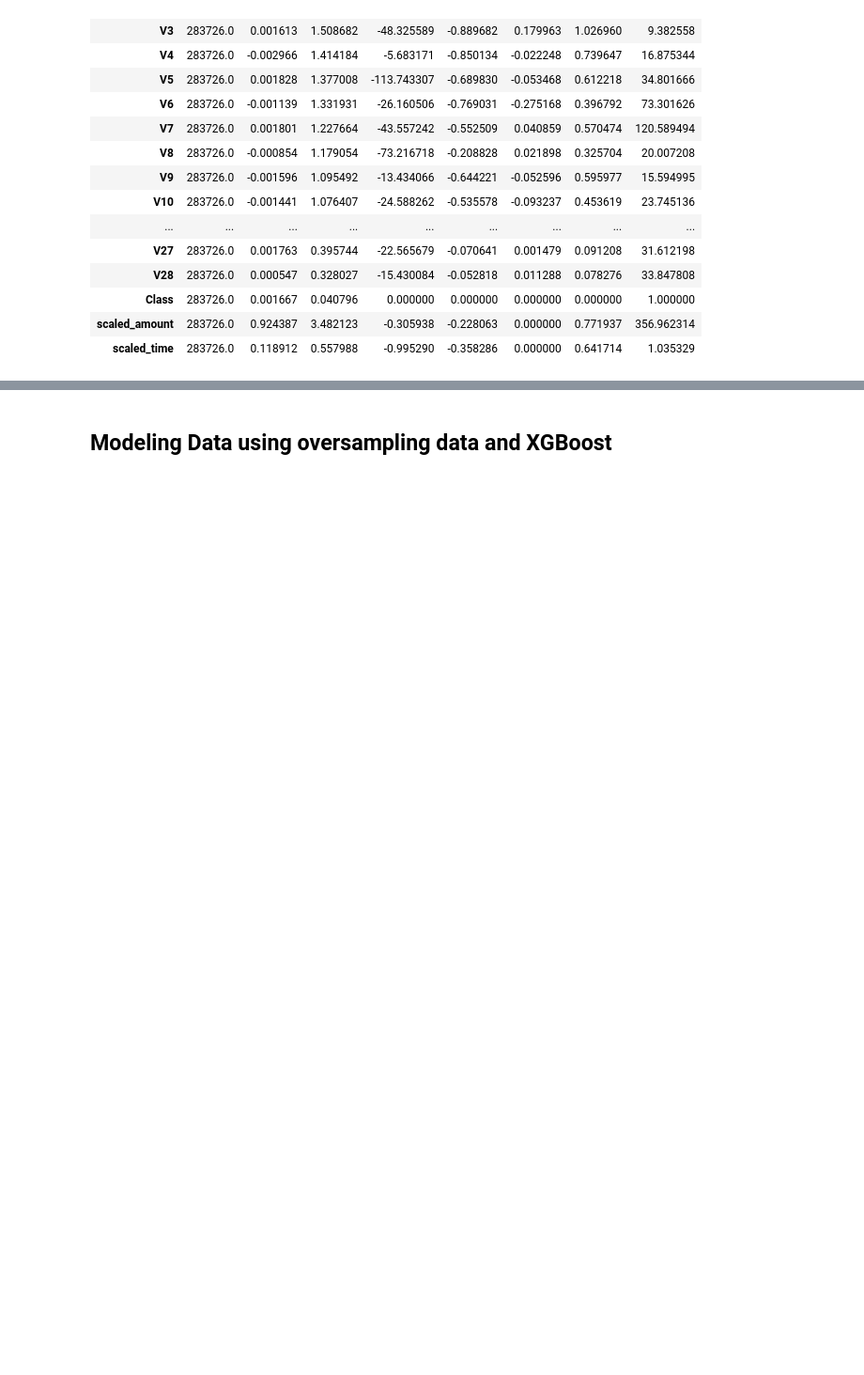
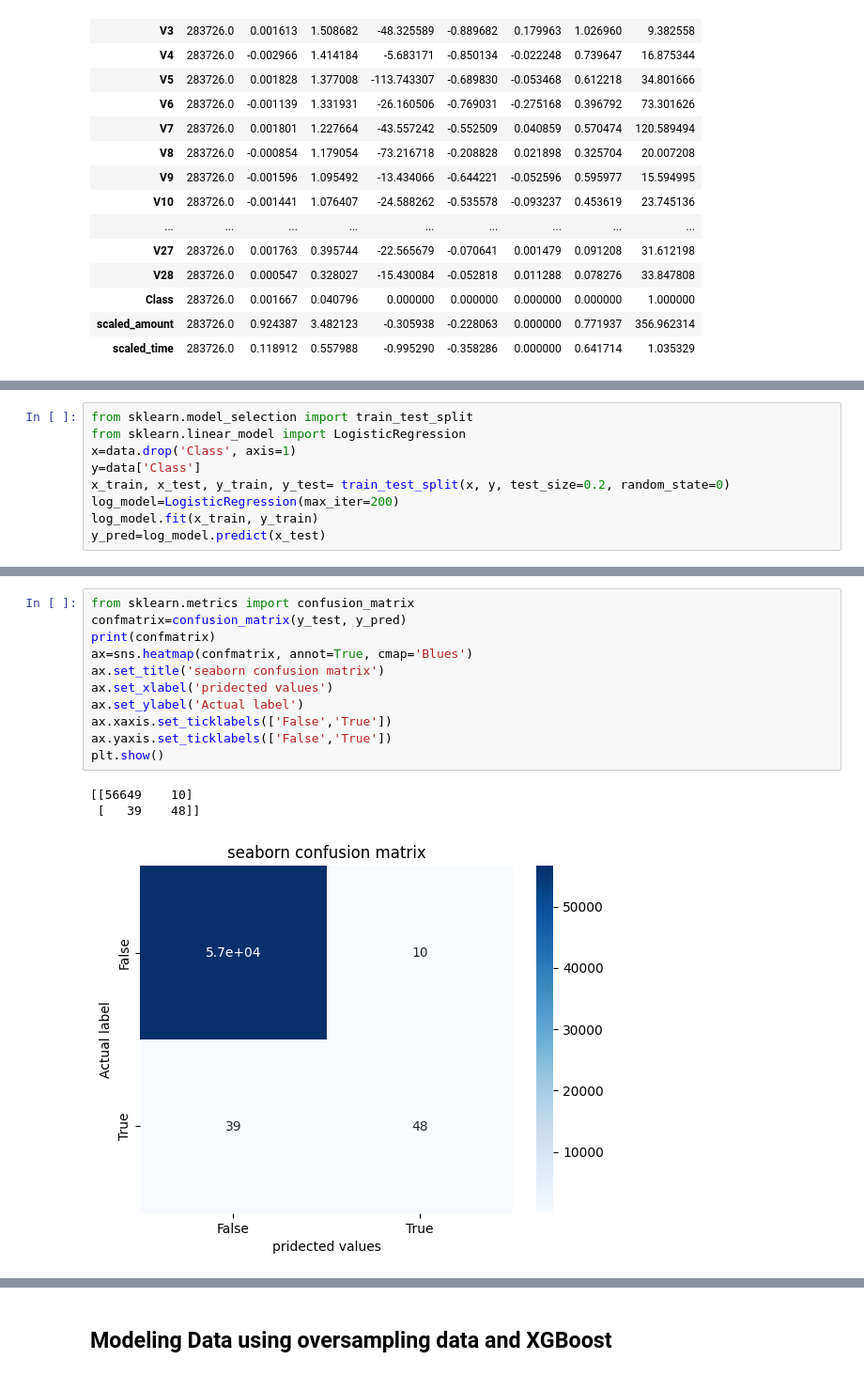
Before and after one commit to engmarwaemam/project, a Jupyter notebook: project.ipynb, the cells around one changed output, grey strips where cells are left out. Shown at 94% size. Cells and saved outputs as stored; diff of their text form; blank space fills up the shorter version.

```diff
--- a/project.ipynb
+++ b/project.ipynb
@@ -183,0 +177,9 @@ data.describe().transpose()
+# %%
+from sklearn.model_selection import train_test_split
+from sklearn.linear_model import LogisticRegression
+x=data.drop('Class', axis=1)
+y=data['Class']
+x_train, x_test, y_train, y_test= train_test_split(x, y, test_size=0.2, random_state=0)
+log_model=LogisticRegression(max_iter=200)
+log_model.fit(x_train, y_train)
+y_pred=log_model.predict(x_test)
@@ -183,0 +199,15 @@ data.describe().transpose()
+# %%
+from sklearn.metrics import confusion_matrix
+confmatrix=confusion_matrix(y_test, y_pred)
+print(confmatrix)
+ax=sns.heatmap(confmatrix, annot=True, cmap='Blues')
+ax.set_title('seaborn confusion matrix')
+ax.set_xlabel('pridected values')
+ax.set_ylabel('Actual label')
+ax.xaxis.set_ticklabels(['False','True'])
+ax.yaxis.set_ticklabels(['False','True'])
+plt.show()
+# %% [output]
+[[56649    10]
+ [   39    48]]
+[figure, added]
```
Also changed, not shown: parts of 40 cells of this notebook.
